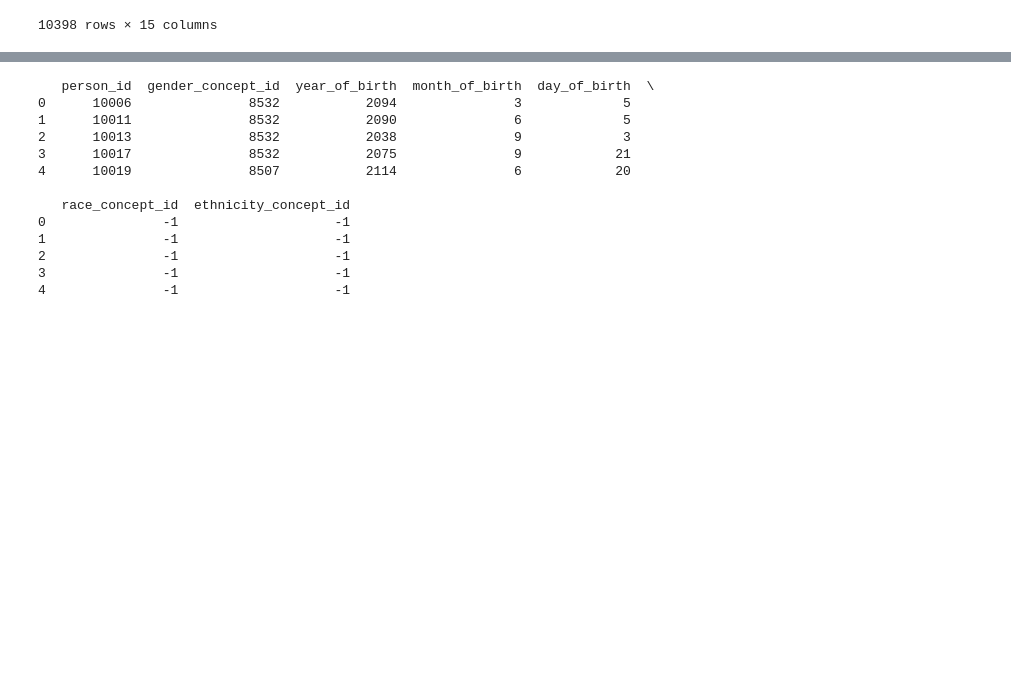
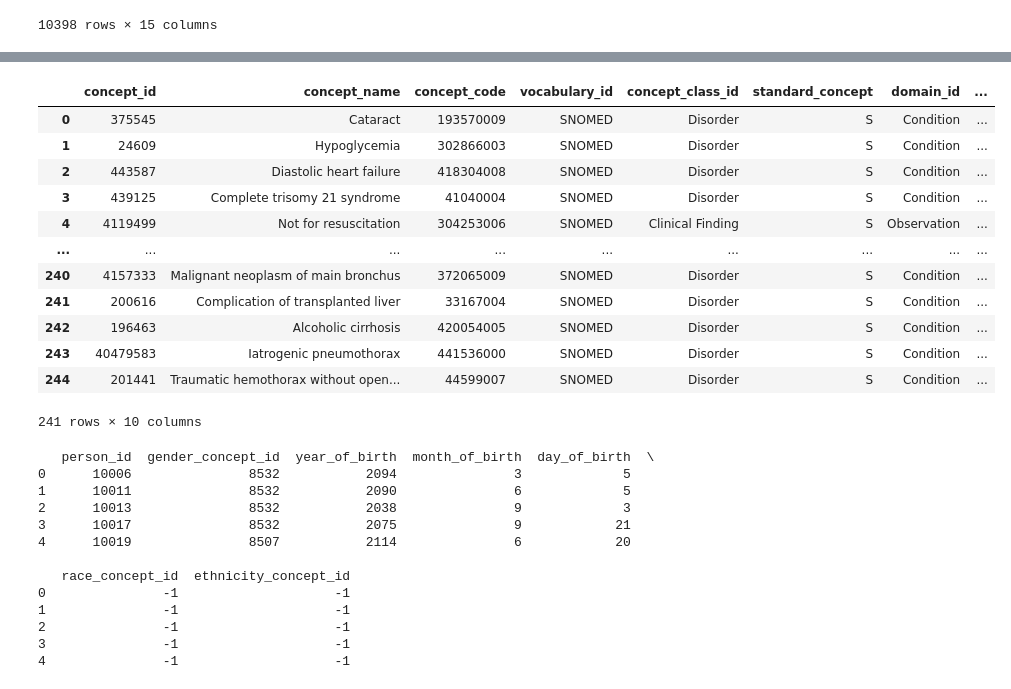
Before and after one commit to Mehd212/MIMICETL, a Jupyter notebook: main.ipynb, the cells around one changed output, grey strips where cells are left out. Saved outputs shown, nothing was run; the diff lists cells and outputs as text; code cells hidden in the pictures; blank space fills up the shorter version.

```diff
--- a/main.ipynb
+++ b/main.ipynb
@@ -337,3 +404,34 @@ prescriptions_with_admissions
+# %%
+diagnostic_concept = pd.DataFrame({
+    'concept_id': mapped_icd9['targetConceptId'],
+    'concept_name': mapped_icd9['targetConceptName'],
+    'concept_code': mapped_icd9['targetConceptCode'],
+    'vocabulary_id': mapped_icd9['targetVocabularyId'],
+    'concept_class_id': mapped_icd9['targetConceptClassId'],
+    'standard_concept': mapped_icd9['targetStandardConcept'],
+    'domain_id': mapped_icd9['targetDomainId'],
+    'valid_start_date': mapped_icd9['targetValidStartDate'].apply(lambda x: pd.to_datetime(str(x), format='%Y%m%d', errors='coerce')),
+    'valid_end_date': mapped_icd9['targetValidEndDate'].apply(lambda x: pd.to_datetime(str(x), format='%Y%m%d', errors='coerce')),
+    'invalid_reason': mapped_icd9['targetInvalidReason']
+})
+
+diagnostic_concept = diagnostic_concept.drop_duplicates()
+
+diagnostic_concept
+# %% [output]
+|  | concept_id | concept_name | concept_code | vocabulary_id | concept_class_id | standard_concept | domain_id | ... |
+| 0 | 375545 | Cataract | 193570009 | SNOMED | Disorder | S | Condition | ... |
+| 1 | 24609 | Hypoglycemia | 302866003 | SNOMED | Disorder | S | Condition | ... |
+| 2 | 443587 | Diastolic heart failure | 418304008 | SNOMED | Disorder | S | Condition | ... |
+| 3 | 439125 | Complete trisomy 21 syndrome | 41040004 | SNOMED | Disorder | S | Condition | ... |
+| 4 | 4119499 | Not for resuscitation | 304253006 | SNOMED | Clinical Finding | S | Observation | ... |
+| ... | ... | ... | ... | ... | ... | ... | ... | ... |
+| 240 | 4157333 | Malignant neoplasm of main bronchus | 372065009 | SNOMED | Disorder | S | Condition | ... |
+| 241 | 200616 | Complication of transplanted liver | 33167004 | SNOMED | Disorder | S | Condition | ... |
+| 242 | 196463 | Alcoholic cirrhosis | 420054005 | SNOMED | Disorder | S | Condition | ... |
+| 243 | 40479583 | Iatrogenic pneumothorax | 441536000 | SNOMED | Disorder | S | Condition | ... |
+| 244 | 201441 | Traumatic hemothorax without open... | 44599007 | SNOMED | Disorder | S | Condition | ... |
+241 rows × 10 columns
 # %%
 gender_mapping = {
     'M': 8507,  # Masculin
```
Also changed, not shown: parts of 9 cells of this notebook.
